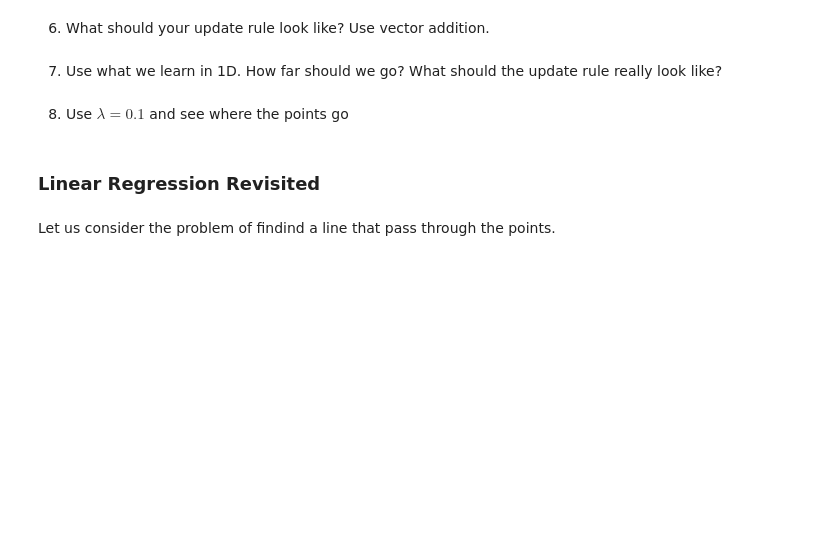
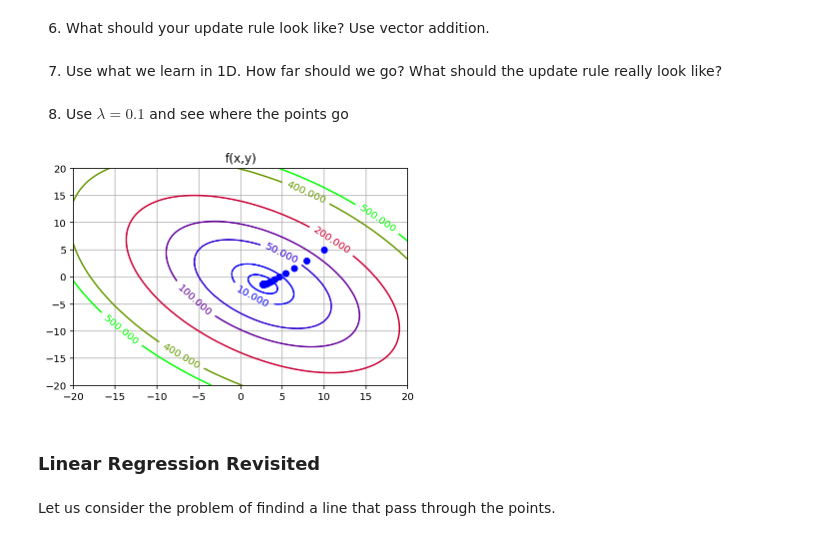
Before and after one commit to MUIC-Numerical-Methods-2018/Exercise-5, a Jupyter notebook: 05 Gradient Descent.ipynb, the cells around one changed output. Drawn from its saved outputs; the diff is of its cells as text; code cells hidden in the pictures; blank space fills up the shorter version.

```diff
--- a/05 Gradient Descent.ipynb
+++ b/05 Gradient Descent.ipynb
@@ -180,6 +182,40 @@ plt.title('f(x,y)')
 7) Use what we learn in 1D. How far should we go? What should the update rule really look like?
 # %% [markdown]
 8) Use $\lambda = 0.1$ and see where the points go
+# %%
+def f(v):
+    x, y = v
+    return (x-2)**2+x*y+y**2+1.
+
+
+def partial_i(f, v, i, h=0.001):
+    # df/dx_i
+    v_p = v.copy()
+    v_p[i] += h
+    v_m = v.copy()
+    v_m[i] -= h
+    return (f(v_p) - f(v_m))/(2*h)
+
+
+def grad(f, v, h=0.0001):
+    return np.array([partial_i(f, v, i, h) for i in range(len(v))])
+
+
+def gradient_descent(f, x0, lmb, n):
+    x = x0.copy()
+    xs = [x.copy()]
+    for i in range(n):
+        x = x - lmb*grad(f, x)
+        xs.append(x.copy())
+    return x, xs
+
+x, xs = gradient_descent(f, np.array([10., 5.]), 0.1, 100)
+
+plot_data()
+for v in xs:
+    plt.plot(v[0], v[1], 'ob')
+# %% [output]
+[figure, added]
 # %% [markdown]
 ### Linear Regression Revisited
 # %% [markdown]
```
Also changed, not shown: parts of 3 cells of this notebook.
